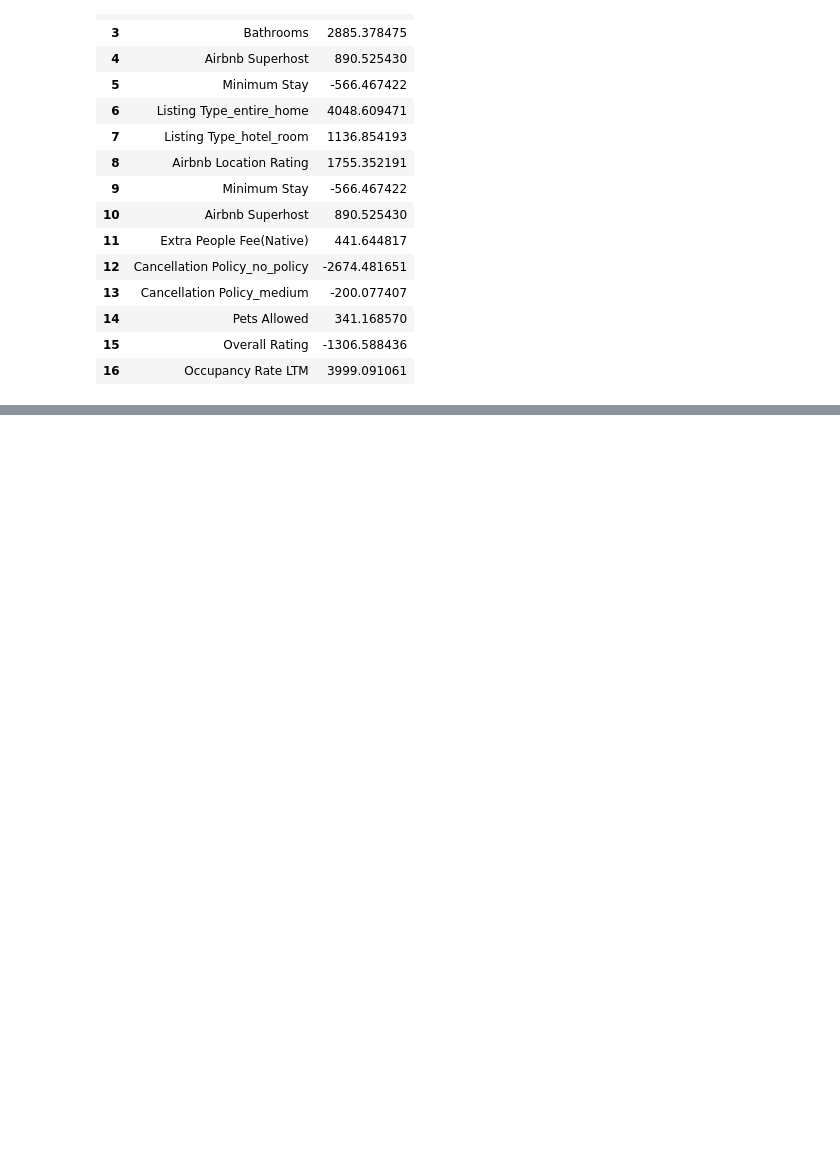
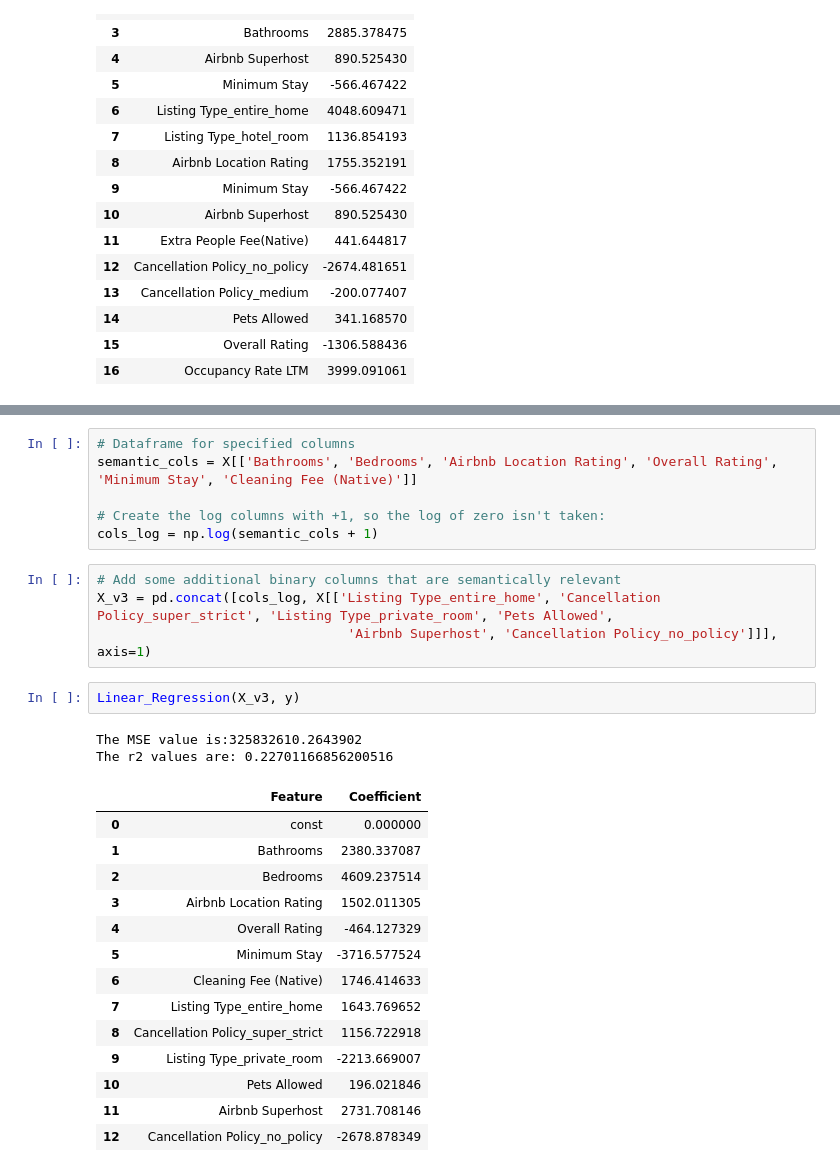
Before and after one commit to BMedlam/Accounting-For-Taste, a Jupyter notebook: Initial Modelling - Capstone.ipynb, the cells around one changed output, grey strips where cells are left out. Cells and saved outputs as stored; diff of their text form; blank space fills up the shorter version.

```diff
--- a/Initial Modelling - Capstone.ipynb
+++ b/Initial Modelling - Capstone.ipynb
@@ -521,0 +523,29 @@ The r2 values are: 0.2650012064151711
+# %%
+# Dataframe for specified columns
+semantic_cols = X[['Bathrooms', 'Bedrooms', 'Airbnb Location Rating', 'Overall Rating', 'Minimum Stay', 'Cleaning Fee (Native)']]
+
+# Create the log columns with +1, so the log of zero isn't taken:
+cols_log = np.log(semantic_cols + 1)
+# %%
+# Add some additional binary columns that are semantically relevant
+X_v3 = pd.concat([cols_log, X[['Listing Type_entire_home', 'Cancellation Policy_super_strict', 'Listing Type_private_room', 'Pets Allowed',
+                                'Airbnb Superhost', 'Cancellation Policy_no_policy']]], axis=1)
+# %%
+Linear_Regression(X_v3, y)
+# %% [output]
+The MSE value is:325832610.2643902
+The r2 values are: 0.22701166856200516
+|  | Feature | Coefficient |
+| 0 | const | 0.000000 |
+| 1 | Bathrooms | 2380.337087 |
+| 2 | Bedrooms | 4609.237514 |
+| 3 | Airbnb Location Rating | 1502.011305 |
+| 4 | Overall Rating | -464.127329 |
+| 5 | Minimum Stay | -3716.577524 |
+| 6 | Cleaning Fee (Native) | 1746.414633 |
+| 7 | Listing Type_entire_home | 1643.769652 |
+| 8 | Cancellation Policy_super_strict | 1156.722918 |
+| 9 | Listing Type_private_room | -2213.669007 |
+| 10 | Pets Allowed | 196.021846 |
+| 11 | Airbnb Superhost | 2731.708146 |
+| 12 | Cancellation Policy_no_policy | -2678.878349 |
```
Also changed, not shown: parts of 8 cells of this notebook.
